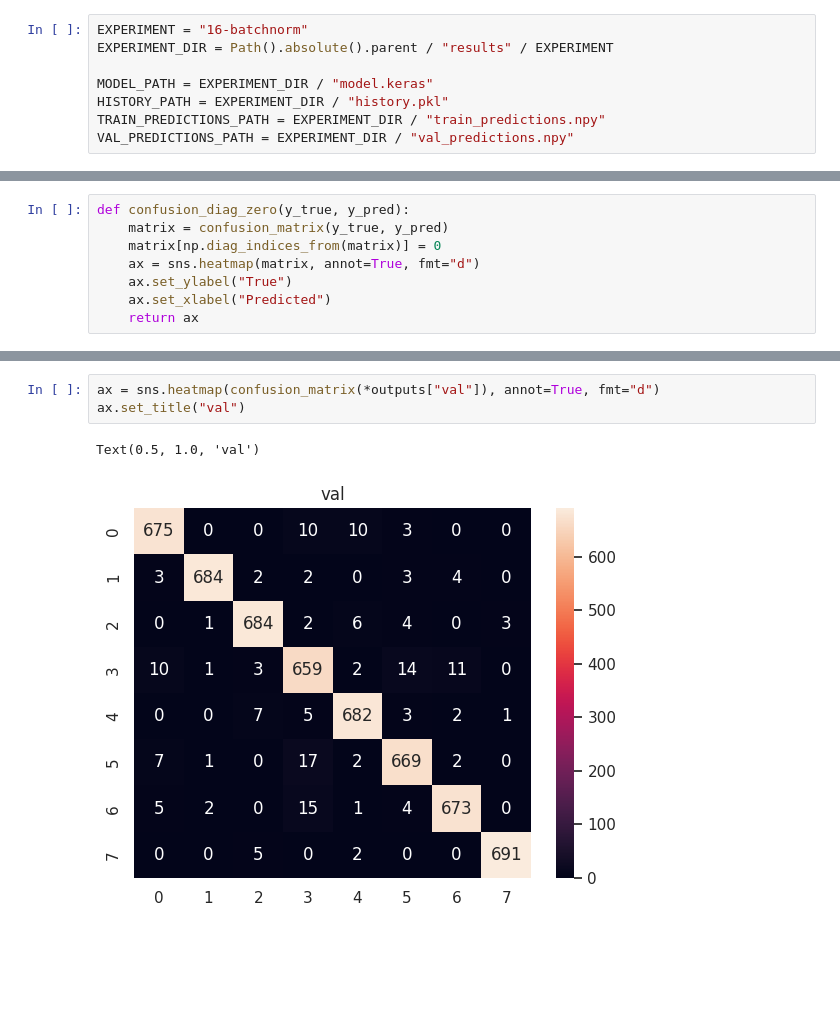
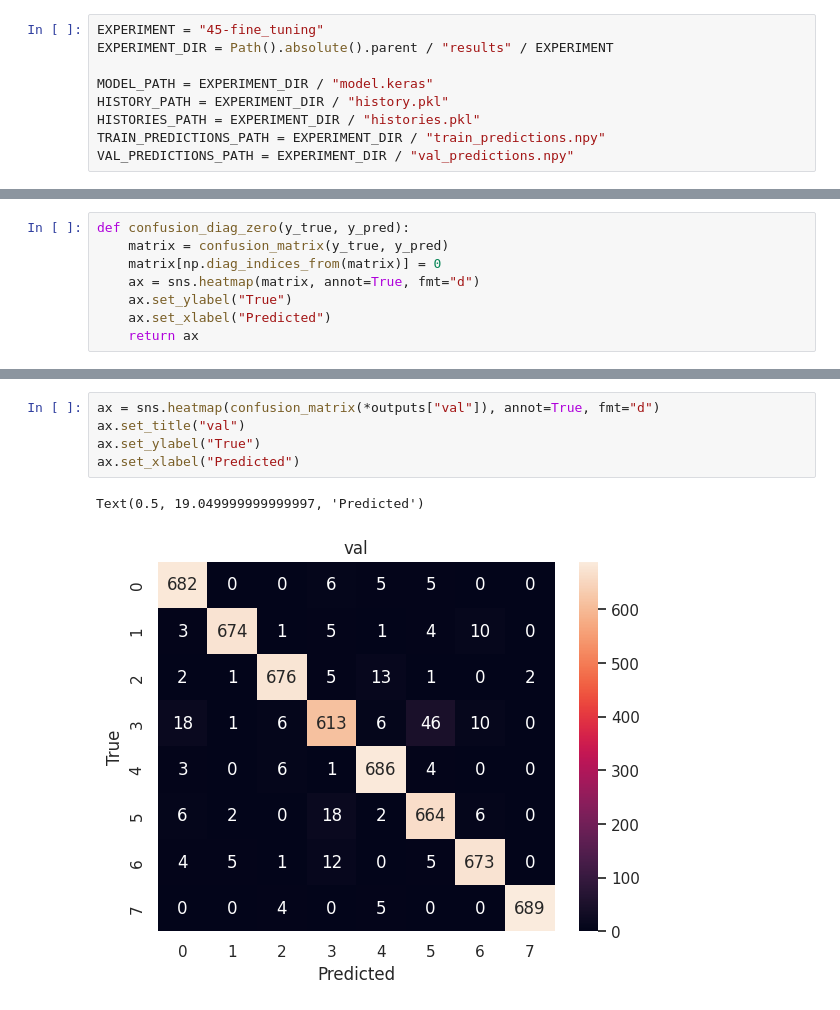
Before and after one commit to tomaz-suller/an2dl, a Jupyter notebook: homework-1/notebooks/3-tomaz-suller-analyse.ipynb, the cells around one changed output, grey strips where cells are left out. Drawn from its saved outputs; the diff is of its cells as text; blank space fills up the shorter version.

```diff
--- a/homework-1/notebooks/3-tomaz-suller-analyse.ipynb
+++ b/homework-1/notebooks/3-tomaz-suller-analyse.ipynb
@@ -14,11 +14,12 @@ from tensorflow.data import Dataset as tfds
 
 sns.set_theme()
 # %%
-EXPERIMENT = "16-batchnorm"
+EXPERIMENT = "45-fine_tuning"
 EXPERIMENT_DIR = Path().absolute().parent / "results" / EXPERIMENT
 
 MODEL_PATH = EXPERIMENT_DIR / "model.keras"
 HISTORY_PATH = EXPERIMENT_DIR / "history.pkl"
+HISTORIES_PATH = EXPERIMENT_DIR / "histories.pkl"
 TRAIN_PREDICTIONS_PATH = EXPERIMENT_DIR / "train_predictions.npy"
 VAL_PREDICTIONS_PATH = EXPERIMENT_DIR / "val_predictions.npy"
 # %% [markdown]
@@ -227,9 +237,11 @@ confusion_diag_zero(*outputs["train"])
 # %%
 ax = sns.heatmap(confusion_matrix(*outputs["val"]), annot=True, fmt="d")
 ax.set_title("val")
+ax.set_ylabel("True")
+ax.set_xlabel("Predicted")
 # %% [output]
-Text(0.5, 1.0, 'val')
+Text(0.5, 19.049999999999997, 'Predicted')
-[figure, old version]
+[figure, new version]
 # %%
 confusion_diag_zero(*outputs["val"])
 # %% [output]
```
Also changed, not shown: parts of 12 cells of this notebook.
